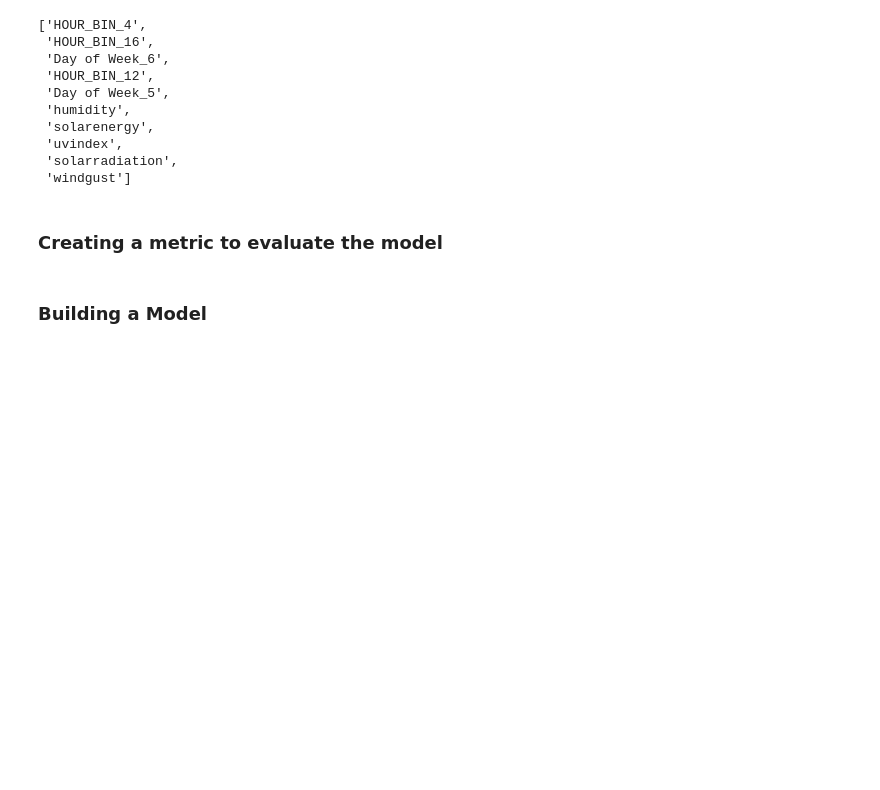
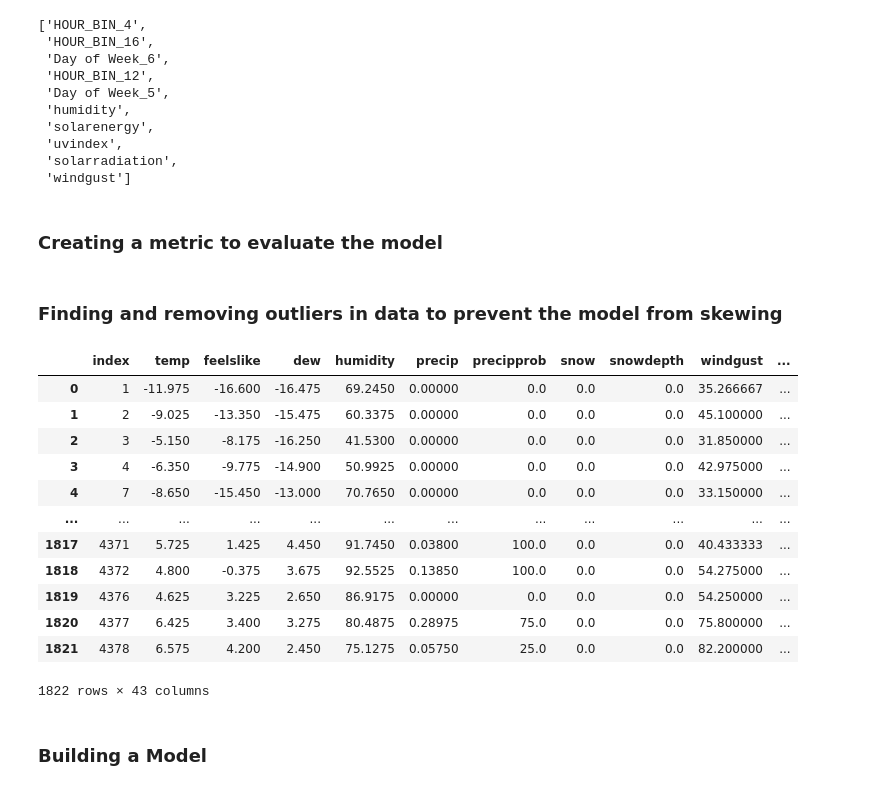
Before and after one commit to sharvari4/MLC-Project, a Jupyter notebook: MTA Exit ML Model.ipynb, the cells around one changed output. Saved outputs shown, nothing was run; the diff lists cells and outputs as text; code cells hidden in the pictures; blank space fills up the shorter version.

```diff
--- a/MTA Exit ML Model.ipynb
+++ b/MTA Exit ML Model.ipynb
@@ -142 +143,3 @@ def evaluatemodel(y_pred,y_test,percentage=5):
     return temp.sum()/len(y_test)
+# %% [markdown]
+### Finding and removing outliers in data to prevent the model from skewing
@@ -143,3 +156,19 @@ def evaluatemodel(y_pred,y_test,percentage=5):
+# %%
+X_Processed
+# %% [output]
+|  | index | temp | feelslike | dew | humidity | precip | precipprob | snow | snowdepth | windgust | ... |
+| 0 | 1 | -11.975 | -16.600 | -16.475 | 69.2450 | 0.00000 | 0.0 | 0.0 | 0.0 | 35.266667 | ... |
+| 1 | 2 | -9.025 | -13.350 | -15.475 | 60.3375 | 0.00000 | 0.0 | 0.0 | 0.0 | 45.100000 | ... |
+| 2 | 3 | -5.150 | -8.175 | -16.250 | 41.5300 | 0.00000 | 0.0 | 0.0 | 0.0 | 31.850000 | ... |
+| 3 | 4 | -6.350 | -9.775 | -14.900 | 50.9925 | 0.00000 | 0.0 | 0.0 | 0.0 | 42.975000 | ... |
+| 4 | 7 | -8.650 | -15.450 | -13.000 | 70.7650 | 0.00000 | 0.0 | 0.0 | 0.0 | 33.150000 | ... |
+| ... | ... | ... | ... | ... | ... | ... | ... | ... | ... | ... | ... |
+| 1817 | 4371 | 5.725 | 1.425 | 4.450 | 91.7450 | 0.03800 | 100.0 | 0.0 | 0.0 | 40.433333 | ... |
+| 1818 | 4372 | 4.800 | -0.375 | 3.675 | 92.5525 | 0.13850 | 100.0 | 0.0 | 0.0 | 54.275000 | ... |
+| 1819 | 4376 | 4.625 | 3.225 | 2.650 | 86.9175 | 0.00000 | 0.0 | 0.0 | 0.0 | 54.250000 | ... |
+| 1820 | 4377 | 6.425 | 3.400 | 3.275 | 80.4875 | 0.28975 | 75.0 | 0.0 | 0.0 | 75.800000 | ... |
+| 1821 | 4378 | 6.575 | 4.200 | 2.450 | 75.1275 | 0.05750 | 25.0 | 0.0 | 0.0 | 82.200000 | ... |
+1822 rows × 43 columns
 # %% [markdown]
 ### Building a Model
 # %%
```
Also changed, not shown: parts of 11 cells of this notebook.
